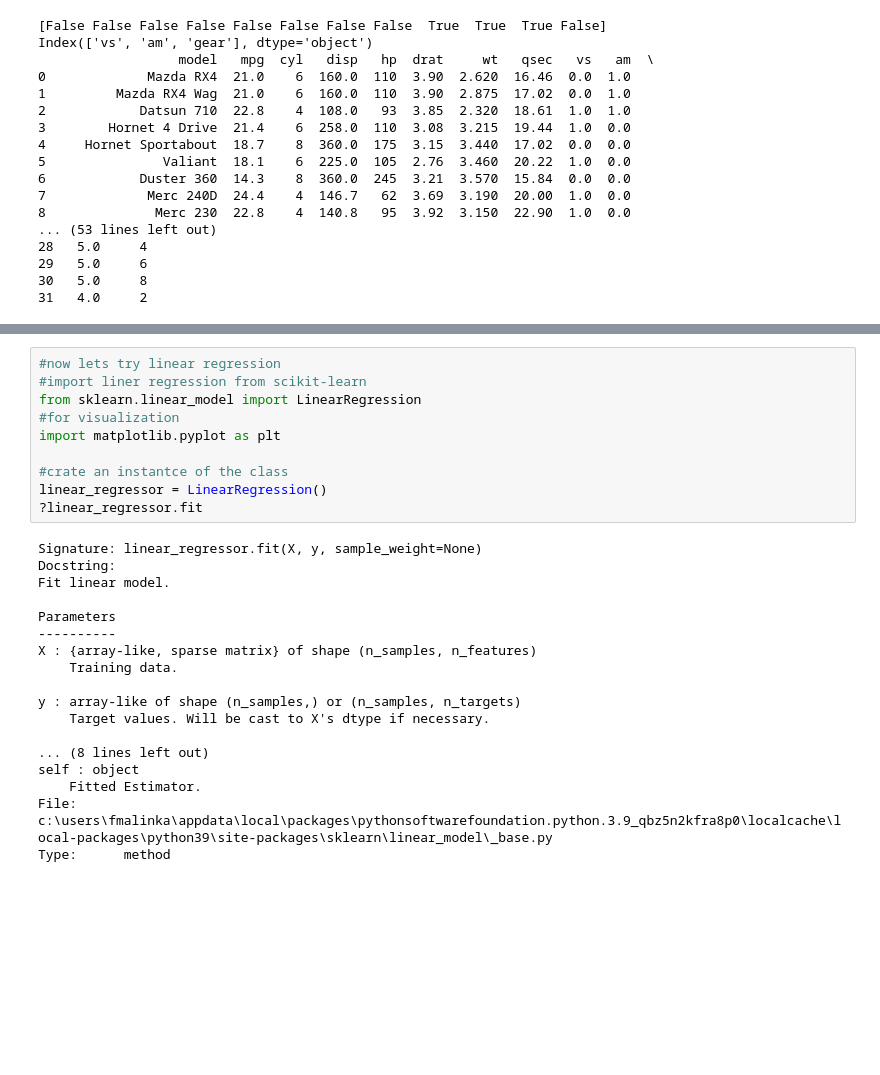
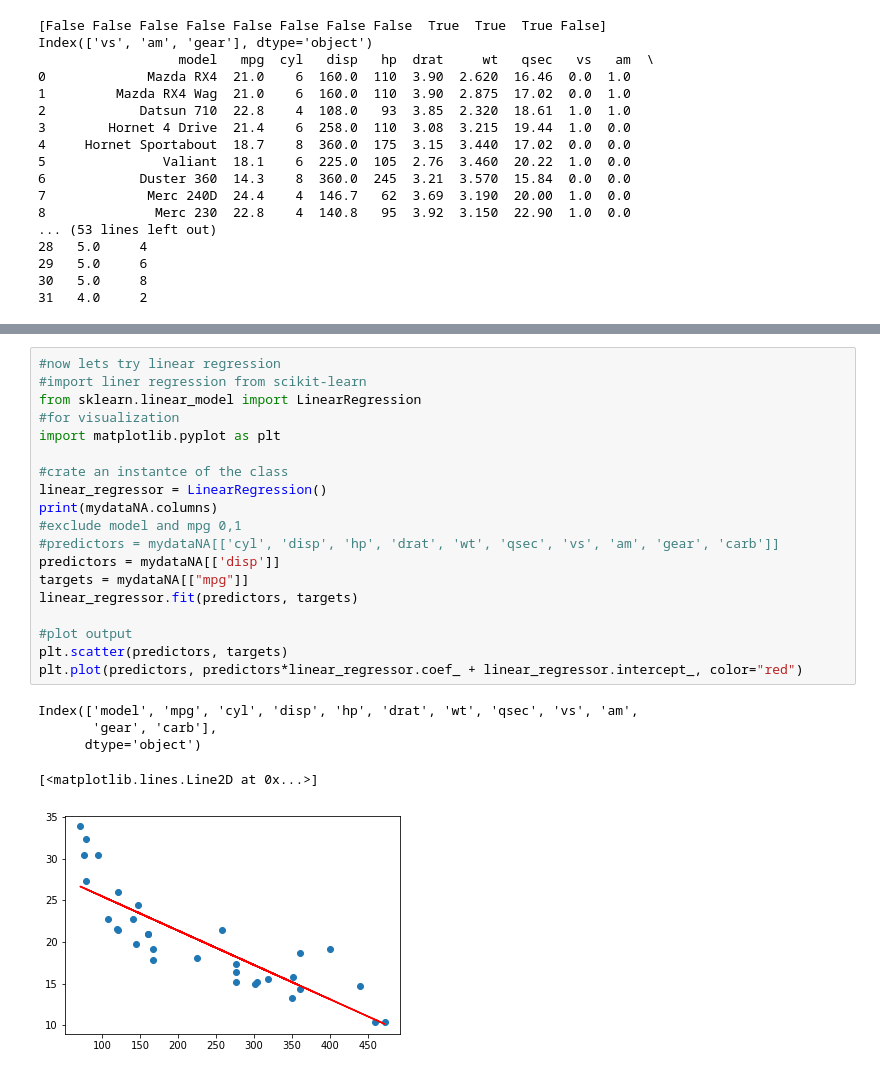
Before and after one commit to fMalinka/pythonIntro, a Jupyter notebook: basics.ipynb, the cells around one changed output, grey strips where cells are left out. Cells and saved outputs as stored; diff of their text form; blank space fills up the shorter version.

Commit message:
added linear regression, visualization, stats models, dimensionalitz reduction

```diff
--- a/basics.ipynb
+++ b/basics.ipynb
@@ -305,28 +321,25 @@ Index(['vs', 'am', 'gear'], dtype='object')
 # %%
 #now lets try linear regression
 #import liner regression from scikit-learn
 from sklearn.linear_model import LinearRegression
 #for visualization
 import matplotlib.pyplot as plt
 
 #crate an instantce of the class
 linear_regressor = LinearRegression()
-?linear_regressor.fit
+print(mydataNA.columns)
+#exclude model and mpg 0,1
+#predictors = mydataNA[['cyl', 'disp', 'hp', 'drat', 'wt', 'qsec', 'vs', 'am', 'gear', 'carb']]
+predictors = mydataNA[['disp']]
+targets = mydataNA[["mpg"]]
+linear_regressor.fit(predictors, targets)
+
+#plot output
+plt.scatter(predictors, targets)
+plt.plot(predictors, predictors*linear_regressor.coef_ + linear_regressor.intercept_, color="red")
 # %% [output]
-Signature: linear_regressor.fit(X, y, sample_weight=None)
-Docstring:
-Fit linear model.
-
-Parameters
-----------
-X : {array-like, sparse matrix} of shape (n_samples, n_features)
-    Training data.
-
-y : array-like of shape (n_samples,) or (n_samples, n_targets)
-    Target values. Will be cast to X's dtype if necessary.
-
-... (8 lines left out)
-self : object
-    Fitted Estimator.
-File:      c:\users\fmalinka\appdata\local\packages\pythonsoftwarefoundation.python.3.9_qbz5n2kfra8p0\localcache\local-packages\python39\site-packages\sklearn\linear_model\_base.py
-Type:      method
+Index(['model', 'mpg', 'cyl', 'disp', 'hp', 'drat', 'wt', 'qsec', 'vs', 'am',
+       'gear', 'carb'],
+      dtype='object')
+[<matplotlib.lines.Line2D at 0x...>]
+[figure, added]
```
Also changed, not shown: parts of 5 cells of this notebook.
